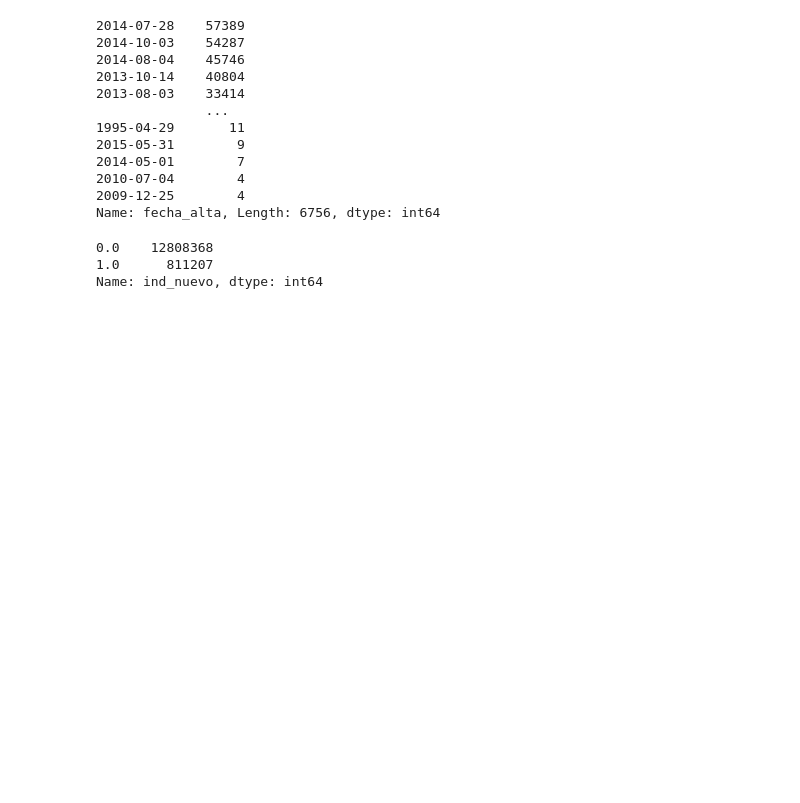
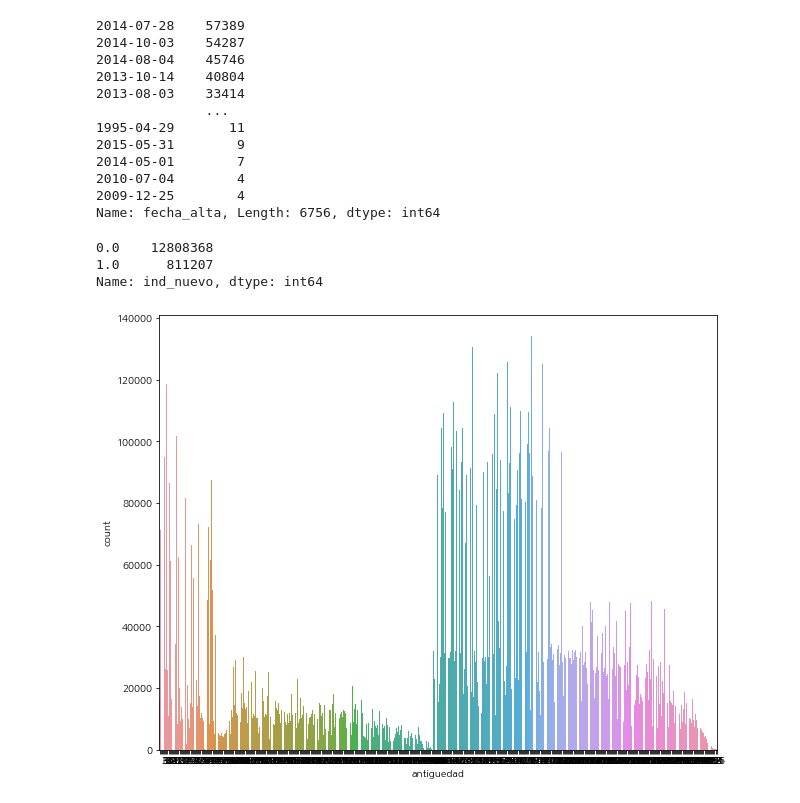
Before and after one commit to youngjo89/santander, a Jupyter notebook: santander.ipynb, the cells around one changed output. Drawn from its saved outputs; the diff is of its cells as text; code cells hidden in the pictures; blank space fills up the shorter version.

```diff
--- a/santander.ipynb
+++ b/santander.ipynb
@@ -266,3 +268,9 @@ train["ind_nuevo"].value_counts()
 0.0    12808368
 1.0      811207
 Name: ind_nuevo, dtype: int64
+# %%
+plt.figure(figsize = (10, 8))
+sns.countplot(train["antiguedad"])
+plt.show()
+# %% [output]
+[figure, added]
```
Also changed, not shown: parts of 3 cells of this notebook.
